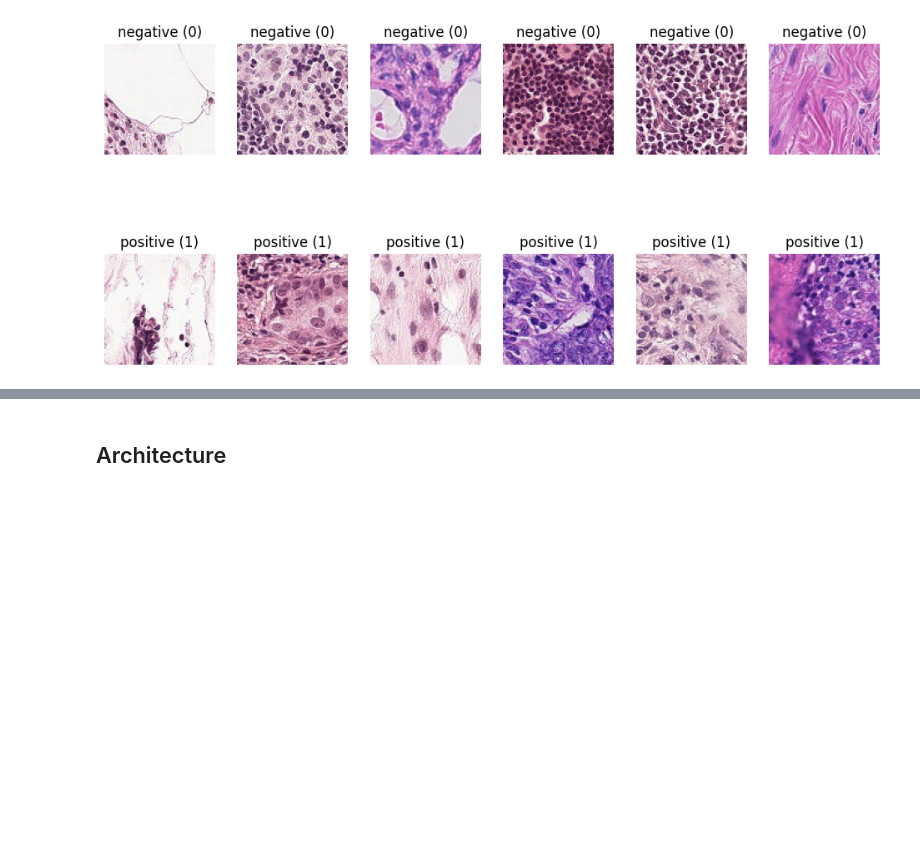
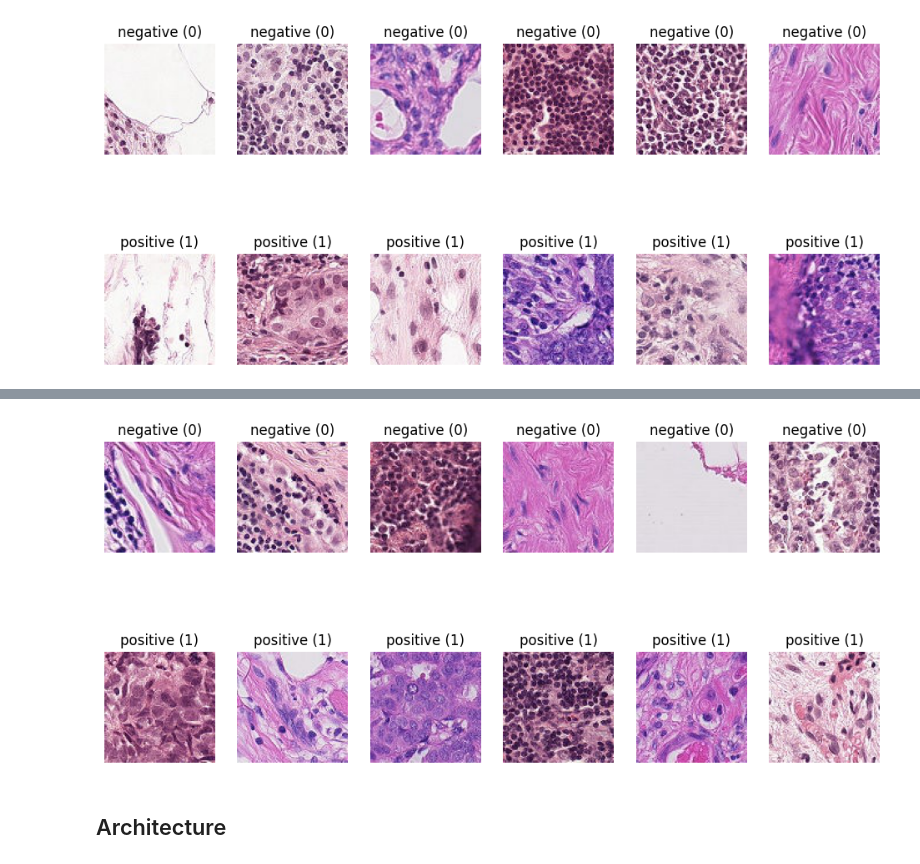
Before and after one commit to FleaBusyBeeBergs/dtsa5511-cnn-cancer-detection, a Jupyter notebook: cnn-cancer-detection.ipynb, the cells around one changed output, grey strips where cells are left out. Drawn from its saved outputs; the diff is of its cells as text; code cells hidden in the pictures; blank space fills up the shorter version.

```diff
--- a/cnn-cancer-detection.ipynb
+++ b/cnn-cancer-detection.ipynb
@@ -153,3 +119,9 @@ for i in range(num_images_to_display):
 plt.show()
 # %% [output]
 [figure]
+# %%
+# thats a huge dataset. i'll take a sample of it
+sample_df = (df_train.sample(n = 20000,
+                             random_state = 5511) )
+sample_df.info()
+sample_df.head(3)
@@ -156,3 +143,32 @@ plt.show()
+# %%
+# separate img by label
+images_neg_class = sample_df[sample_df['label'] == 0]
+images_pos_class = sample_df[sample_df['label'] == 1]
+
+# enter # to display
+num_images_to_display = 6
+
+plt.figure(figsize = (12, 6))
+
+# plot neg class
+for i in range(num_images_to_display):
+    image = plt.imread(images_neg_class['path'].iloc[i])
+    plt.subplot(2, num_images_to_display, i + 1)
+    plt.imshow(image)
+    plt.axis('off')
+    plt.title('negative (0)')
+
+# plot positive class
+for i in range(num_images_to_display):
+    image = plt.imread(images_pos_class['path'].iloc[i])
+    plt.subplot(2, num_images_to_display, num_images_to_display + i + 1)
+    plt.imshow(image)
+    plt.axis('off')
+    plt.title('positive (1)')
+
+plt.show()
+# %% [output]
+[figure, added]
 # %% [markdown]
 ## Architecture
 # %% [markdown]
```
Also changed, not shown: parts of 5 cells of this notebook.
